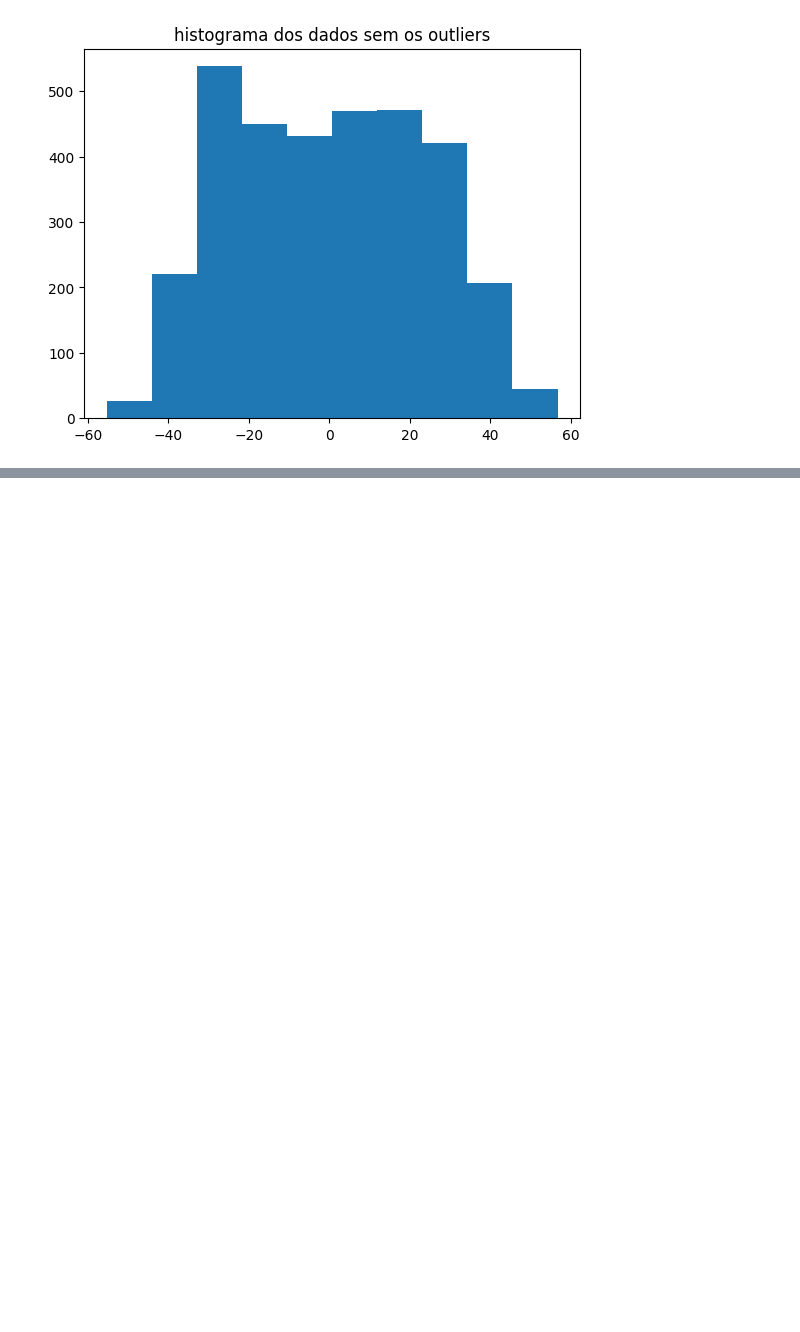
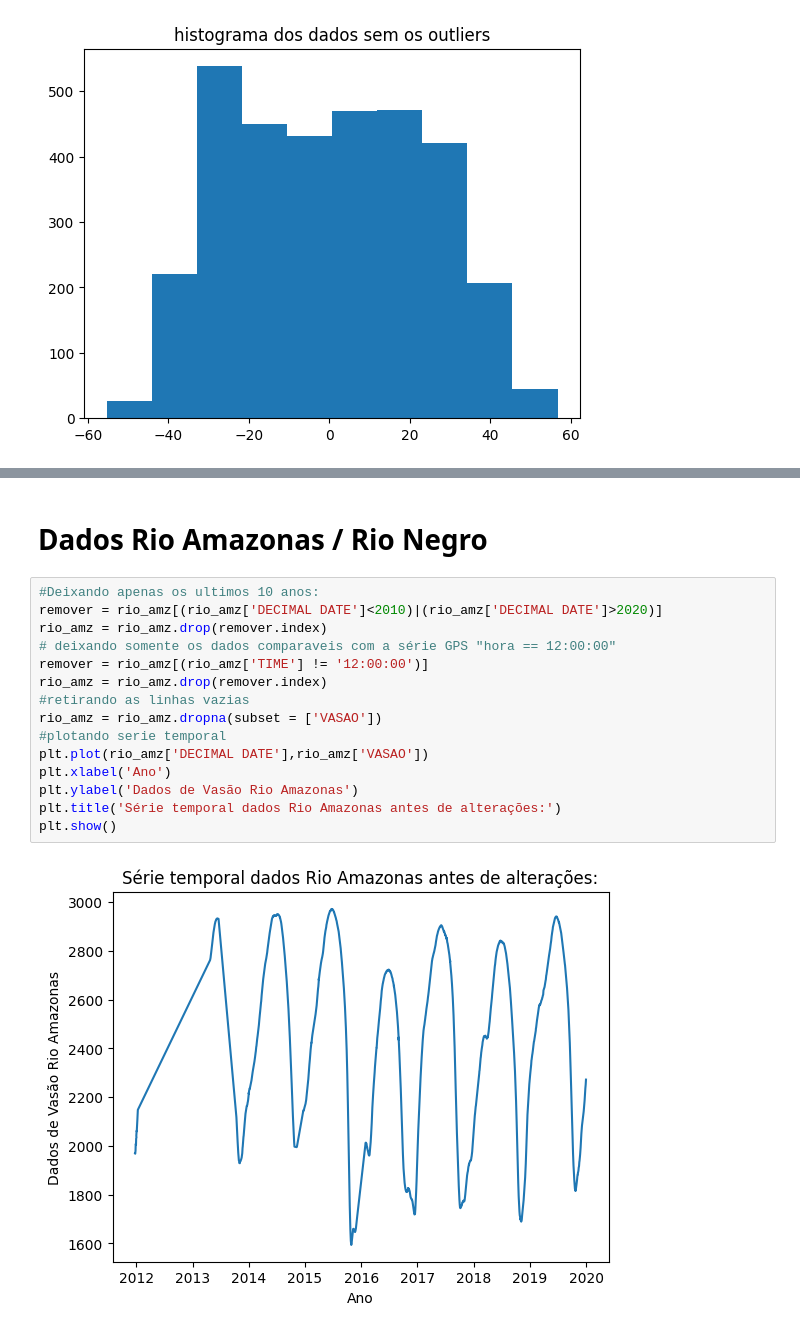
Before and after one commit to Gabxist/I.C., a Jupyter notebook: Análise_de_dados_"GPS".ipynb, the cells around one changed output, grey strips where cells are left out. Saved outputs shown, nothing was run; the diff lists cells and outputs as text; blank space fills up the shorter version.

```diff
--- a/Análise_de_dados_"GPS".ipynb
+++ b/Análise_de_dados_"GPS".ipynb
@@ -83,0 +127,19 @@ P-valor: 0.5987966982800148.
+# %% [markdown]
+# Dados Rio Amazonas / Rio Negro
+# %%
+#Deixando apenas os ultimos 10 anos:
+remover = rio_amz[(rio_amz['DECIMAL DATE']<2010)|(rio_amz['DECIMAL DATE']>2020)]
+rio_amz = rio_amz.drop(remover.index)
+# deixando somente os dados comparaveis com a série GPS "hora == 12:00:00"
+remover = rio_amz[(rio_amz['TIME'] != '12:00:00')]
+rio_amz = rio_amz.drop(remover.index)
+#retirando as linhas vazias
+rio_amz = rio_amz.dropna(subset = ['VASAO'])
+#plotando serie temporal
+plt.plot(rio_amz['DECIMAL DATE'],rio_amz['VASAO'])
+plt.xlabel('Ano')
+plt.ylabel('Dados de Vasão Rio Amazonas')
+plt.title('Série temporal dados Rio Amazonas antes de alterações:')
+plt.show()
+# %% [output]
+[figure, added]
```
Also changed, not shown: parts of 24 cells of this notebook.
